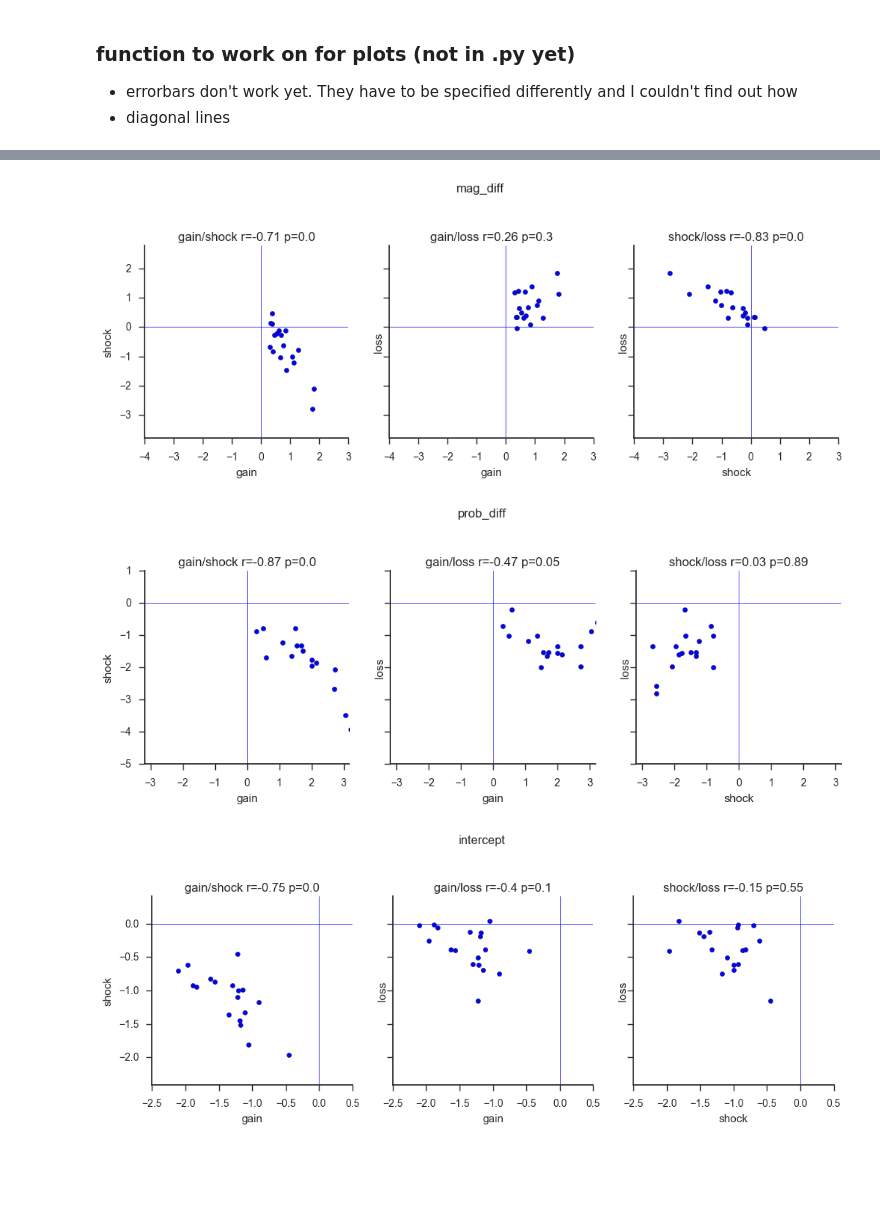
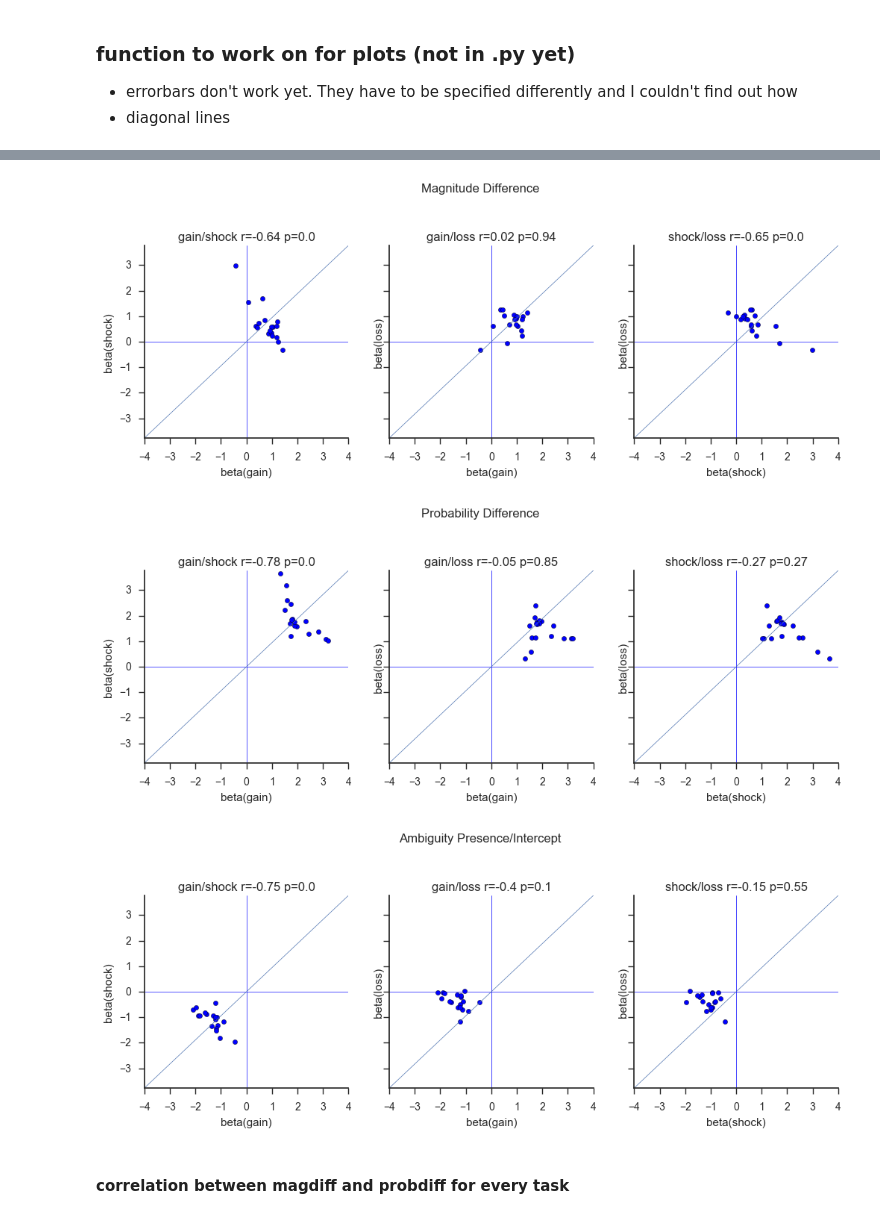
Before and after one commit to crgagne/ambi_gain_loss_shock, a Jupyter notebook: notebooks/Basic_Analyses.ipynb, the cells around one changed output, grey strips where cells are left out. Cells and saved outputs as stored; diff of their text form; code cells hidden in the pictures; blank space fills up the shorter version.

```diff
--- a/notebooks/Basic_Analyses.ipynb
+++ b/notebooks/Basic_Analyses.ipynb
@@ -348,9 +376,8 @@ print(len(model_param_df_gainloss))
 # Plot individual parameter per task
 - add x axis labels
 # %%
-model_param_df_merged = pd.concat((model_param_df_gainloss,model_param_df_shock))
 #change MIDs to match between gainloss and shock versions
-model_param_df_merged.MID = model_param_df_merged.MID.apply(lambda x: x.replace('_2', ''))
+model_param_df.MID = model_param_df.MID.apply(lambda x: x.replace('_2', ''))
 # %%
 sns.set(style="ticks")
 #model_param_df_merged = sns.load_dataset("model_param_df_merged")
@@ -362,10 +389,10 @@ g = sns.factorplot(x="split", y="beta", col="parameter", row="MID", data=model_p
 # %% [markdown]
 ## ambiguous trials
 # %%
-triplet_intercept = triplet(model_param_df_merged, 'intercept', ambiguous=True)
-triplet_magdiff = triplet(model_param_df_merged, 'mag_diff', ambiguous=True)
-triplet_probdiff = triplet(model_param_df_merged, 'prob_diff', ambiguous=True)
-triplet_ambiguityLevel = triplet(model_param_df_merged, 'ambiguityLevel', ambiguous=True)
+triplet_intercept = triplet(model_param_df, 'intercept', ambiguous=True)
+triplet_magdiff = triplet(model_param_df, 'mag_diff', ambiguous=True)
+triplet_probdiff = triplet(model_param_df, 'prob_diff', ambiguous=True)
+triplet_ambiguityLevel = triplet(model_param_df, 'ambiguityLevel', ambiguous=True)
 # %% [markdown]
 ## unambiguous trials
 - needs to be adjusted/completed in .py file
@@ -572,28 +721,30 @@ plotTripletAllSubs(triplet_ambiguityLevel,'Ambiguity Level','Ambiguous Trials')
 # %%
 def plotTriplet(triplet_df, parameter):
-    #yerr = triplet_df['se_shock']
-    #xerr = triplet_df['se_gain']
+    #yerr = triplet_df['se_shock'].as_matrix()
+    #xerr = triplet_df['se_gain'].as_matrix()
     fig,axes = plt.subplots(1,3,figsize=(12,4),sharey=True,sharex=True)
     axes[0].scatter(triplet_df['gain'],triplet_df['shock'])
     #axes[0].errorbar(triplet_df['gain'],triplet_df['shock'], xerr=xerr, yerr=yerr)
     axes[0].axhline(y=0.000,c="blue",linewidth=0.5,zorder=0)
     axes[0].axvline(x=0.000,c="blue",linewidth=0.5,zorder=0)
+    axes[0].plot([0, 1], [0, 1], transform=axes[0].transAxes, linewidth = 0.5)
 
 
-
-    axes[0].set_xlabel('gain')
-    axes[0].set_ylabel('shock')
+    axes[0].set_xlabel('beta(gain)')
+    axes[0].set_ylabel('beta(shock)')
     r,p=spearmanr(triplet_df['gain'],triplet_df['shock'])
     axes[0].set_title('gain/shock r={0} p={1}'.format(np.round(r,2),np.round(p,2)))
-    #axes[0].set_xlim([-4,4])
-    #axes[0].set_ylim([-4,4])
+    axes[0].set_xlim([-4,4])
+    axes[0].set_ylim([-4,4])
     axes[0].set_aspect('equal')
 
     axes[1].scatter(triplet_df['gain'],triplet_df['loss'])
     axes[1].axhline(y=0.000,c="blue",linewidth=0.5,zorder=0)
     axes[1].axvline(x=0.000,c="blue",linewidth=0.5,zorder=0)
-    axes[1].set_xlabel('gain')
-    axes[1].set_ylabel('loss')
+    axes[1].plot([0, 1], [0, 1], transform=axes[1].transAxes, linewidth = 0.5)
+
+    axes[1].set_xlabel('beta(gain)')
+    axes[1].set_ylabel('beta(loss)')
     r,p=spearmanr(triplet_df['gain'],triplet_df['loss'])
     axes[1].set_title('gain/loss r={0} p={1}'.format(np.round(r,2),np.round(p,2)))
     axes[1].set_aspect('equal')
@@ -601,8 +752,10 @@ def plotTriplet(triplet_df, parameter):
     axes[2].scatter(triplet_df['shock'],triplet_df['loss'])
     axes[2].axhline(y=0.000,c="blue",linewidth=0.5,zorder=0)
     axes[2].axvline(x=0.000,c="blue",linewidth=0.5,zorder=0)
-    axes[2].set_xlabel('shock')
-    axes[2].set_ylabel('loss')
+    axes[2].plot([0, 1], [0, 1], transform=axes[2].transAxes, linewidth = 0.5)
+
+    axes[2].set_xlabel('beta(shock)')
+    axes[2].set_ylabel('beta(loss)')
     r,p=spearmanr(triplet_df['shock'],triplet_df['loss'])
     axes[2].set_title('shock/loss r={0} p={1}'.format(np.round(r,2),np.round(p,2)))
     axes[2].set_aspect('equal')
@@ -613,8 +766,8 @@ def plotTriplet(triplet_df, parameter):
 
     return(fig)
 # %%
-plotTriplet(triplet_ambiguityLevel, 'ambiguityLevel')
-plotTriplet(triplet_magdiff, 'mag_diff')
-plotTriplet(triplet_probdiff, 'prob_diff')
-f=plotTriplet(triplet_intercept, 'intercept')
+plotTriplet(triplet_ambiguityLevel, 'Ambiguity Level')
+plotTriplet(triplet_magdiff, 'Magnitude Difference')
+plotTriplet(triplet_probdiff, 'Probability Difference')
+f=plotTriplet(triplet_intercept, 'Ambiguity Presence/Intercept')
 # %% [output]
@@ -622,3 +775,5 @@ f=plotTriplet(triplet_intercept, 'intercept')
-[figure, old version]
+[figure, new version]
-[figure, old version]
+[figure, new version]
-[figure, old version]
+[figure, new version]
+# %% [markdown]
+#### correlation between magdiff and probdiff for every task
```
Also changed, not shown: parts of 96 cells of this notebook, 11 other files.
